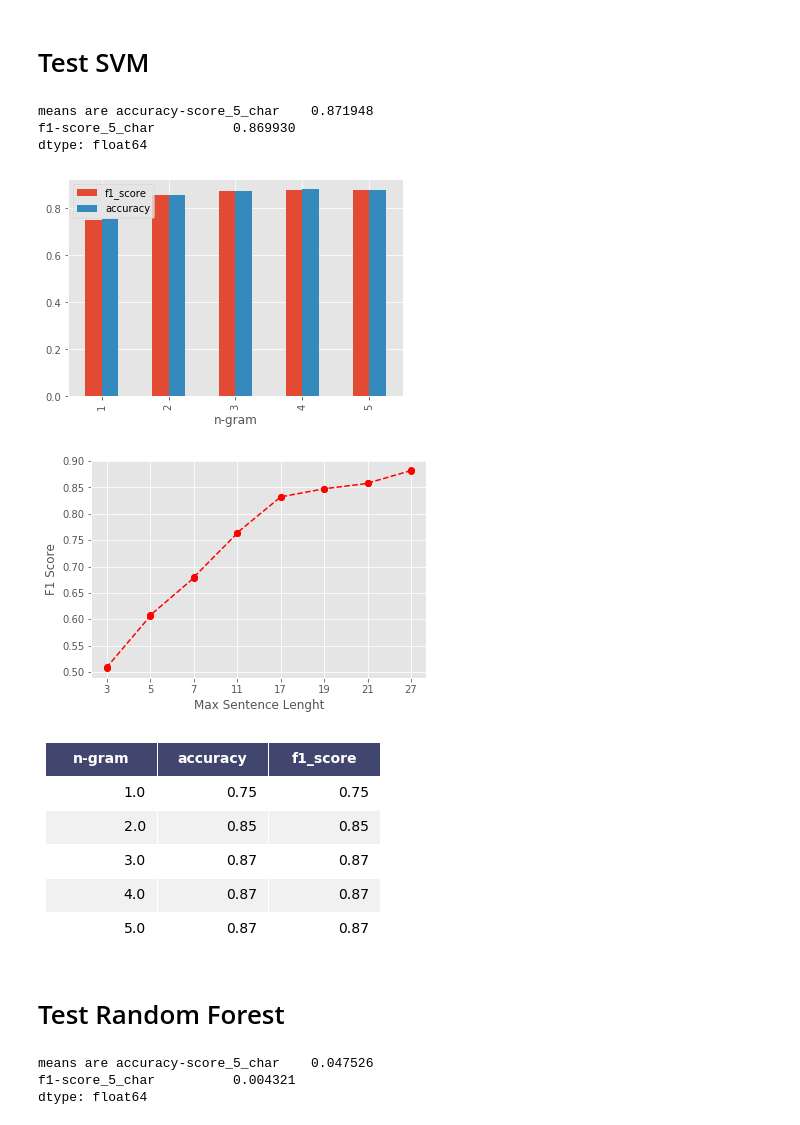
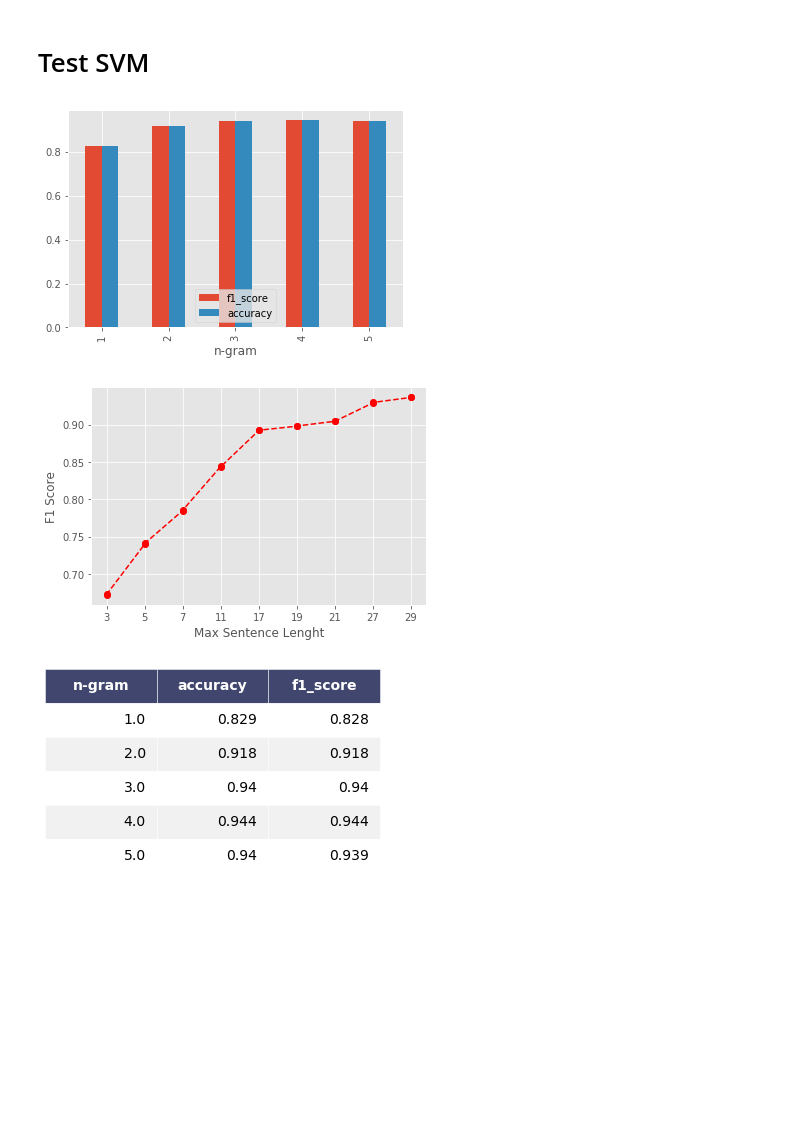
Before and after one commit to rashidhaffadi/Language-Identification, a Jupyter notebook: Tests and Figures (Linear Models).ipynb, the cells around one changed output. Drawn from its saved outputs; the diff is of its cells as text; code cells hidden in the pictures; blank space fills up the shorter version.

```diff
--- a/Tests and Figures (Linear Models).ipynb
+++ b/Tests and Figures (Linear Models).ipynb
@@ -266,10 +270,6 @@ plt.savefig("./models/nb_ngram_range_table.png")
 # %%
-m, test_params = "svm", {"char":[(1, 5)]}# (1, 1), (1, 2), (1, 3), (1, 4)
+m, test_params = "svm", {"char":[(1, 1), (1, 2), (1, 3), (1, 4), (1, 5)]}#
 scores = test_model(m, test_params)
-# %% [output]
-means are accuracy-score_5_char    0.871948
-f1-score_5_char          0.869930
-dtype: float64
 # %%
 scores.to_pickle("./models/scores_svm.pkl")
 # %%
@@ -278,14 +278,14 @@ scores = pd.read_pickle("./models/scores_svm.pkl")
 scores.mean().to_csv("./models/svm_means.csv")
 # %%
 plt.style.use('ggplot')
-means = pd.read_csv("./models/nb_means.csv")
+means = pd.read_csv("./models/svm_means.csv")
 
 means.plot(x="n-gram", y=["f1_score", "accuracy"], kind="bar")
 plt.savefig("./models/svm_ngram_range.png")
 # %% [output]
-[figure, old version]
+[figure, new version]
 # %%
-m, max_lenghts = "svm", [3, 5, 7, 11, 17, 19, 21, 27]
+m, max_lenghts = "svm", [3, 5, 7, 11, 17, 19, 21, 27, 29]
 
 scores = test_sentence_lenghts(m, max_lenghts)
 
@@ -306,21 +306,12 @@ plt.ylabel("F1 Score")
 plt.savefig("./models/svm_sentence_lenghts.png")
 plt.show()
 # %% [output]
-[figure, old version]
+[figure, new version]
 # %%
 means = pd.read_csv("./models/svm_means.csv")
 means = means.set_index("n-gram")
 means = means.reset_index()
-render_mpl_table(means.round(2), header_columns=0, col_width=2.0)
+render_mpl_table(means.round(3), header_columns=0, col_width=2.0)
 plt.savefig("./models/svm_ngram_range_table.png")
 # %% [output]
-[figure, old version]
+[figure, new version]
-# %% [markdown]
-# Test Random Forest
-# %%
-m, test_params = "rf", {"char":[(1, 5)]}# (1, 1), (1, 2), (1, 3), (1, 4)
-scores = test_model(m, test_params)
-# %% [output]
-means are accuracy-score_5_char    0.047526
-f1-score_5_char          0.004321
-dtype: float64
```
Also changed, not shown: parts of 26 cells of this notebook, 7 other files.
